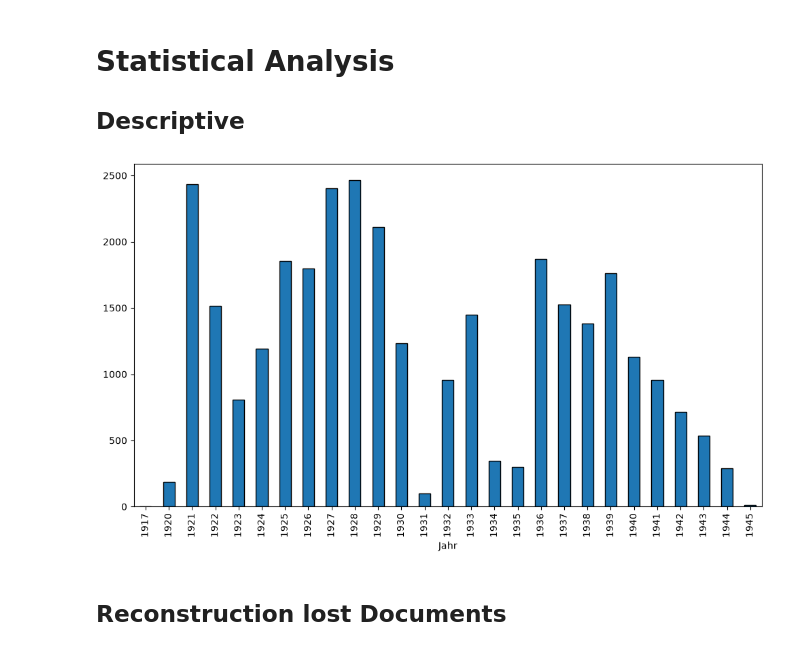
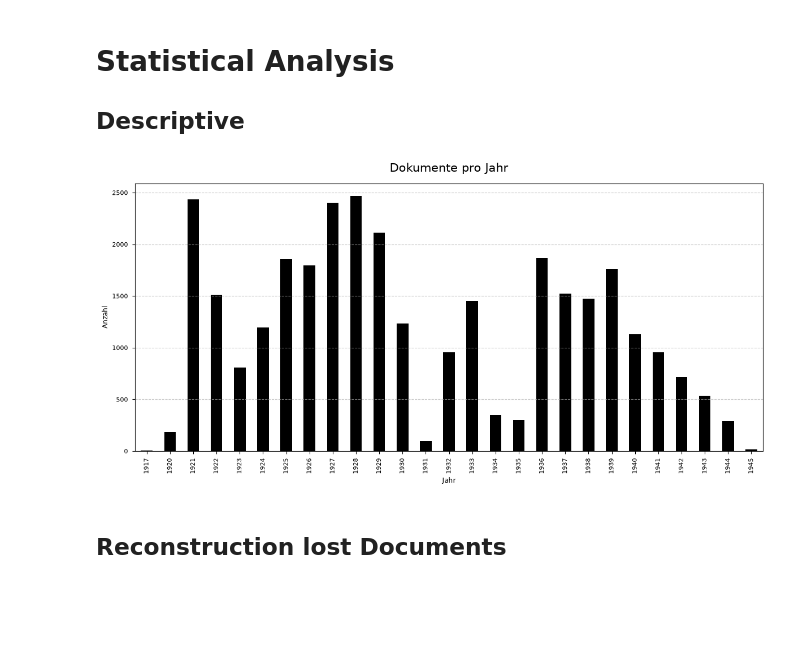
Before and after one commit to codemitdjango/german-film-censorship, a Jupyter notebook: src/analysis/analysis.ipynb, the cells around one changed output. Saved outputs shown, nothing was run; the diff lists cells and outputs as text; code cells hidden in the pictures; blank space fills up the shorter version.

```diff
--- a/src/analysis/analysis.ipynb
+++ b/src/analysis/analysis.ipynb
@@ -12,3 +13,16 @@ pd.reset_option('display.max_rows')
+# %%
+okabe_ito = [
+    '#000000', # Schwarz
+    '#E69F00', # Orange
+    '#56B4E9', # Himmelblau
+    '#009E73', # Bluish Green
+    '#F0E442', # Gelb
+    '#0072B2', # Blau
+    '#D55E00', # Vermilion
+    '#CC79A7'  # Rotbraun/Pink
+]
+
+plt.rcParams['axes.prop_cycle'] = cycler(color=okabe_ito)
 # %% [markdown]
 # Load Data
 # %%
@@ -153,13 +215,23 @@ gefiltertes_df
 # %%
+# data
 counts_per_year = df['Jahr'].value_counts().sort_index()
 
-plt.figure(figsize=(10, 6))
-counts_per_year.plot(kind='bar', color='#1f77b4', edgecolor='black')
+# initialize Plot
+fig, ax = plt.subplots(figsize=(12, 6))
+counts_per_year.plot(kind='bar', ax=ax) #edgecolor='black'
 
-plt.tight_layout()
+# Layout/Title
+ax.set_title('Dokumente pro Jahr', fontsize=15, pad=15)
+ax.set_xlabel('Jahr')
+ax.set_ylabel('Anzahl')
+
+ax.grid(axis='y', linestyle='--', alpha=0.7)
+
+fig.tight_layout()
+plt.style.use('seaborn-v0_8-paper')
 plt.show()
 # %% [output]
-[figure, old version]
+[figure, new version]
 # %% [markdown]
 ## Reconstruction lost Documents
 # %%
```
Also changed, not shown: parts of 22 cells of this notebook, 1 other file.
